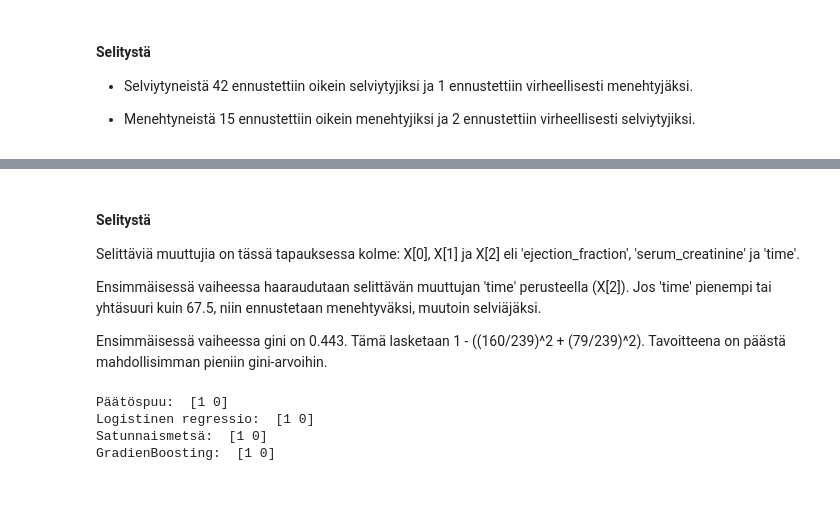
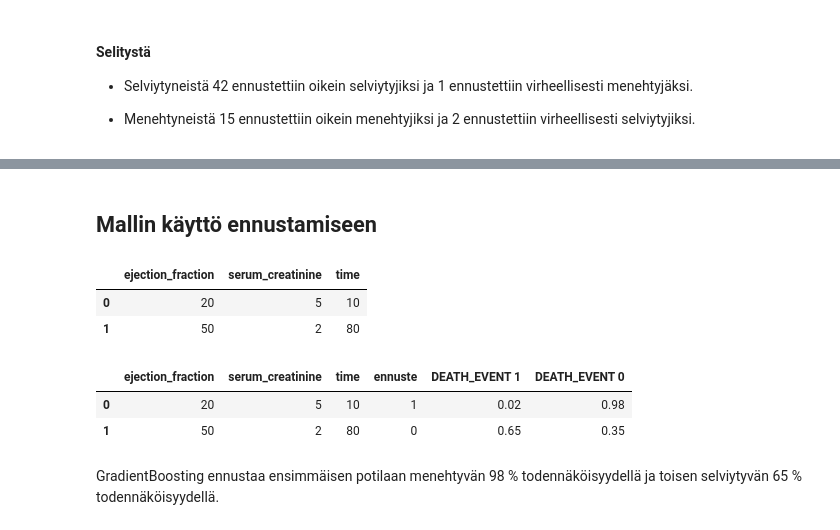
Before and after one commit to taanila/koneoppiminen, a Jupyter notebook: heart.ipynb, the cells around one changed output, grey strips where cells are left out. Cells and saved outputs as stored; diff of their text form; code cells hidden in the pictures; blank space fills up the shorter version.

```diff
--- a/heart.ipynb
+++ b/heart.ipynb
@@ -216,21 +213,22 @@ plot_tree(malli1)
-# %% [markdown]
-#### Selitystä
-
-Selittäviä muuttujia on tässä tapauksessa kolme: X[0], X[1] ja X[2] eli 'ejection_fraction', 'serum_creatinine' ja 'time'.
-
-Ensimmäisessä vaiheessa haaraudutaan selittävän muuttujan 'time' perusteella (X[2]). Jos 'time' pienempi tai yhtäsuuri kuin 67.5, niin ennustetaan menehtyväksi, muutoin selviäjäksi.
-
-Ensimmäisessä vaiheessa gini on 0.443. Tämä lasketaan 1 - ((160/239)^2 + (79/239)^2). Tavoitteena on päästä mahdollisimman pieniin gini-arvoihin.
-# %%
-# Ennusteet kahdelle henkilölle
-
-Xnew = np.array([[20, 5, 10], [50, 2, 80]])
-print('Päätöspuu: ', malli1.predict(Xnew))
-print('Logistinen regressio: ', malli2.predict(Xnew))
-print('Satunnaismetsä: ', malli3.predict(Xnew))
-print('GradienBoosting: ', malli4.predict(Xnew))
-# %% [output]
-Päätöspuu:  [1 0]
-Logistinen regressio:  [1 0]
-Satunnaismetsä:  [1 0]
-GradienBoosting:  [1 0]
+# %% [markdown]
+## Mallin käyttö ennustamiseen
+# %%
+# Data kahdelle uudelle henkilölle
+Xnew = pd.DataFrame([[20, 5, 10], [50, 2, 80]], columns = ['ejection_fraction', 'serum_creatinine', 'time'])
+Xnew
+# %% [output]
+|  | ejection_fraction | serum_creatinine | time |
+| 0 | 20 | 5 | 10 |
+| 1 | 50 | 2 | 80 |
+# %%
+ennuste = malli4.predict(Xnew)
+todnak = malli4.predict_proba(Xnew).round(2)
+Xnew['ennuste'] = ennuste
+Xnew[['DEATH_EVENT 1', 'DEATH_EVENT 0']] = todnak
+Xnew
+# %% [output]
+|  | ejection_fraction | serum_creatinine | time | ennuste | DEATH_EVENT 1 | DEATH_EVENT 0 |
+| 0 | 20 | 5 | 10 | 1 | 0.02 | 0.98 |
+| 1 | 50 | 2 | 80 | 0 | 0.65 | 0.35 |
+# %% [markdown]
+GradientBoosting ennustaa ensimmäisen potilaan menehtyvän 98 % todennäköisyydellä ja toisen selviytyvän 65 % todennäköisyydellä.
```
Also changed, not shown: parts of 31 cells of this notebook.
